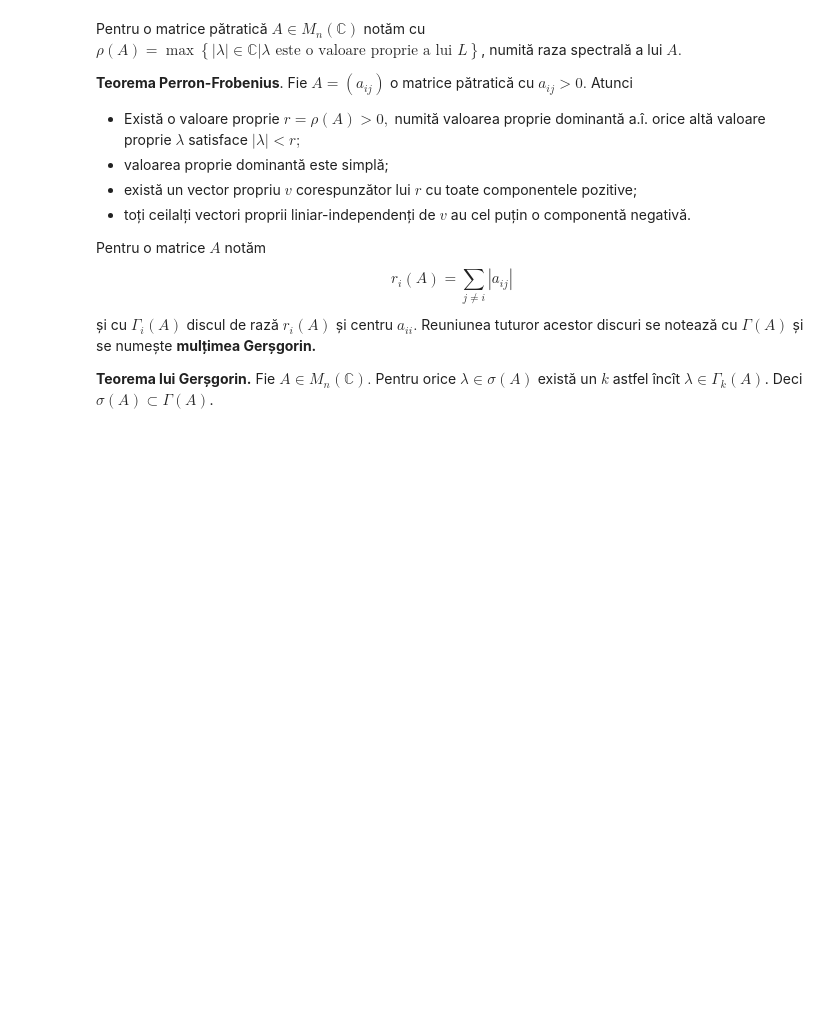
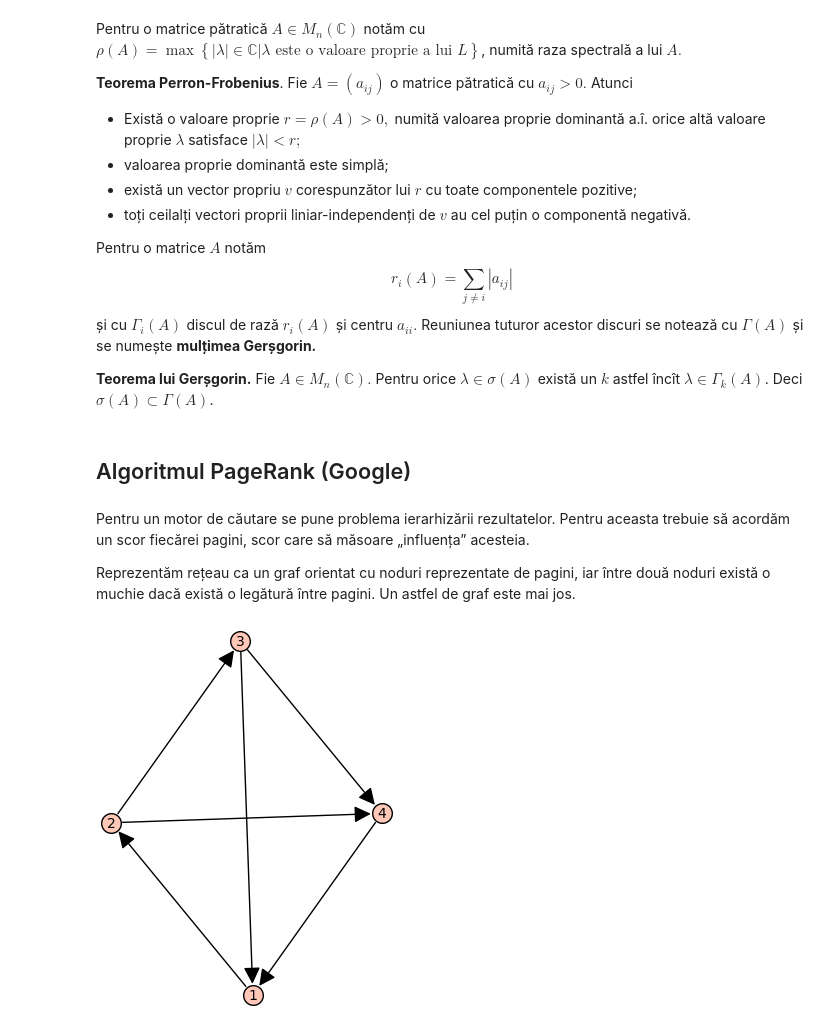
Before and after one commit to adhalanay/curs-id, a Jupyter notebook: Cursul3.ipynb, the cells around one changed output. Drawn from its saved outputs; the diff is of its cells as text; code cells hidden in the pictures; blank space fills up the shorter version.

```diff
--- a/Cursul3.ipynb
+++ b/Cursul3.ipynb
@@ -175,3 +175,35 @@ $$
 și cu $\Gamma_i(A)$ discul de rază $r_i(A)$ și centru $a_{ii}.$ Reuniunea tuturor acestor discuri se notează cu $\Gamma(A)$ și se numește **mulțimea Gerșgorin.**
 
 **Teorema lui Gerșgorin.** Fie $A \in M_n(\mathbb{C}).$ Pentru orice $\lambda \in \sigma(A)$ există un $k$ astfel încît $\lambda \in \Gamma_k(A)$. Deci $\sigma(A) \subset \Gamma(A)$.
+# %% [markdown]
+## Algoritmul PageRank (Google)
+# %% [markdown]
+Pentru un motor de căutare se pune problema ierarhizării rezultatelor. Pentru aceasta trebuie să acordăm un scor fiecărei pagini, scor care să măsoare „influența” acesteia.
+
+Reprezentăm rețeau ca un graf orientat cu noduri reprezentate de pagini, iar între două noduri există o muchie dacă există o legătură între pagini. Un astfel de graf este mai jos.
+# %%
+from sage.graphs.graph_plot import GraphPlot
+options = {
+     'vertex_size': 200,
+     'vertex_labels': True,
+     'layout': None,
+     'edge_style': 'solid',
+     'edge_color': 'black',
+     'edge_colors': None,
+     'edge_labels': False,
+     'iterations': 50,
+     'tree_orientation': 'down',
+     'heights': None,
+     'graph_border': False,
+     'talk': False,
+     'color_by_label': False,
+     'partition': None,
+     'dist': .075,
+     'max_dist': 1.5,
+     'loop_size': .075,
+     'edge_labels_background': 'transparent'}
+g = DiGraph({1: [2], 2: [3,4], 3: [4, 1],4: [1]})
+GP = GraphPlot(g,options)
+GP.show()
+# %% [output]
+[figure, added]
```
Also changed, not shown: parts of 7 cells of this notebook, 2 other files.
